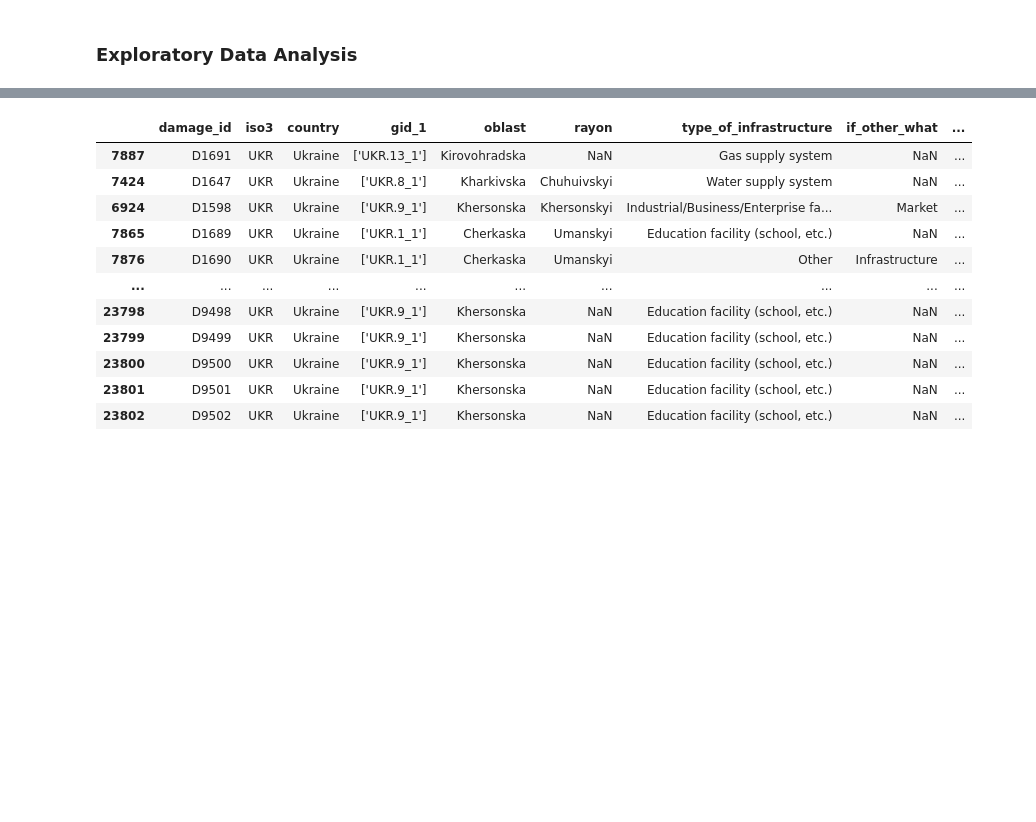
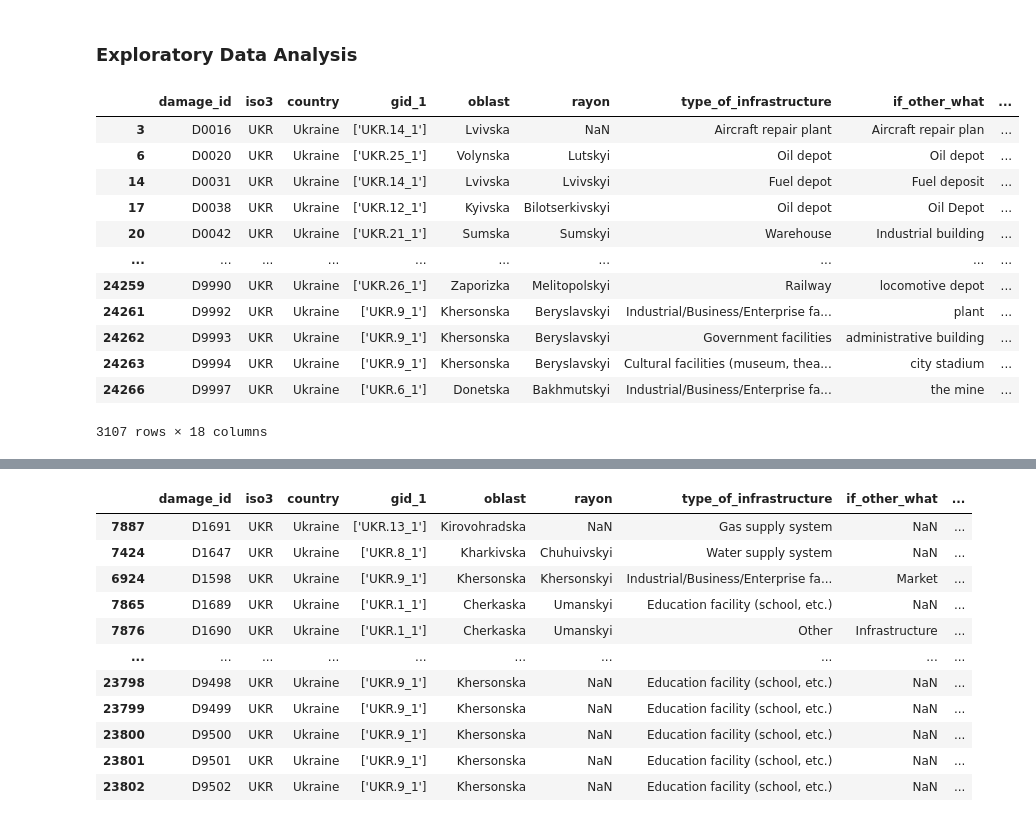
Before and after one commit to ssegaloff/UU_project_1, a Jupyter notebook: Project1_Ukraine_sabine.ipynb, the cells around one changed output, grey strips where cells are left out. Cells and saved outputs as stored; diff of their text form; code cells hidden in the pictures; blank space fills up the shorter version.

Commit message:
converted all date columns to datetime objects; did Exploratory data analysis on infrastructure types and other column

```diff
--- a/Project1_Ukraine_sabine.ipynb
+++ b/Project1_Ukraine_sabine.ipynb
@@ -29,3 +29,19 @@ ukraine.head()
 | 4 | D0017 | UKR | Ukraine | ['UKR.12_1'] | Kyivska | NaN | Bridge | NaN | ... |
 # %% [markdown]
 ### Exploratory Data Analysis
+# %%
+ukraine.query("if_other_what.notnull()")
+# %% [output]
+|  | damage_id | iso3 | country | gid_1 | oblast | rayon | type_of_infrastructure | if_other_what | ... |
+| 3 | D0016 | UKR | Ukraine | ['UKR.14_1'] | Lvivska | NaN | Aircraft repair plant | Aircraft repair plan | ... |
+| 6 | D0020 | UKR | Ukraine | ['UKR.25_1'] | Volynska | Lutskyi | Oil depot | Oil depot | ... |
+| 14 | D0031 | UKR | Ukraine | ['UKR.14_1'] | Lvivska | Lvivskyi | Fuel depot | Fuel deposit | ... |
+| 17 | D0038 | UKR | Ukraine | ['UKR.12_1'] | Kyivska | Bilotserkivskyi | Oil depot | Oil Depot | ... |
+| 20 | D0042 | UKR | Ukraine | ['UKR.21_1'] | Sumska | Sumskyi | Warehouse | Industrial building | ... |
+| ... | ... | ... | ... | ... | ... | ... | ... | ... | ... |
+| 24259 | D9990 | UKR | Ukraine | ['UKR.26_1'] | Zaporizka | Melitopolskyi | Railway | locomotive depot | ... |
+| 24261 | D9992 | UKR | Ukraine | ['UKR.9_1'] | Khersonska | Beryslavskyi | Industrial/Business/Enterprise fa... | plant | ... |
+| 24262 | D9993 | UKR | Ukraine | ['UKR.9_1'] | Khersonska | Beryslavskyi | Government facilities | administrative building | ... |
+| 24263 | D9994 | UKR | Ukraine | ['UKR.9_1'] | Khersonska | Beryslavskyi | Cultural facilities (museum, thea... | city stadium | ... |
+| 24266 | D9997 | UKR | Ukraine | ['UKR.6_1'] | Donetska | Bakhmutskyi | Industrial/Business/Enterprise fa... | the mine | ... |
+3107 rows × 18 columns
```
Also changed, not shown: parts of 5 cells of this notebook.
